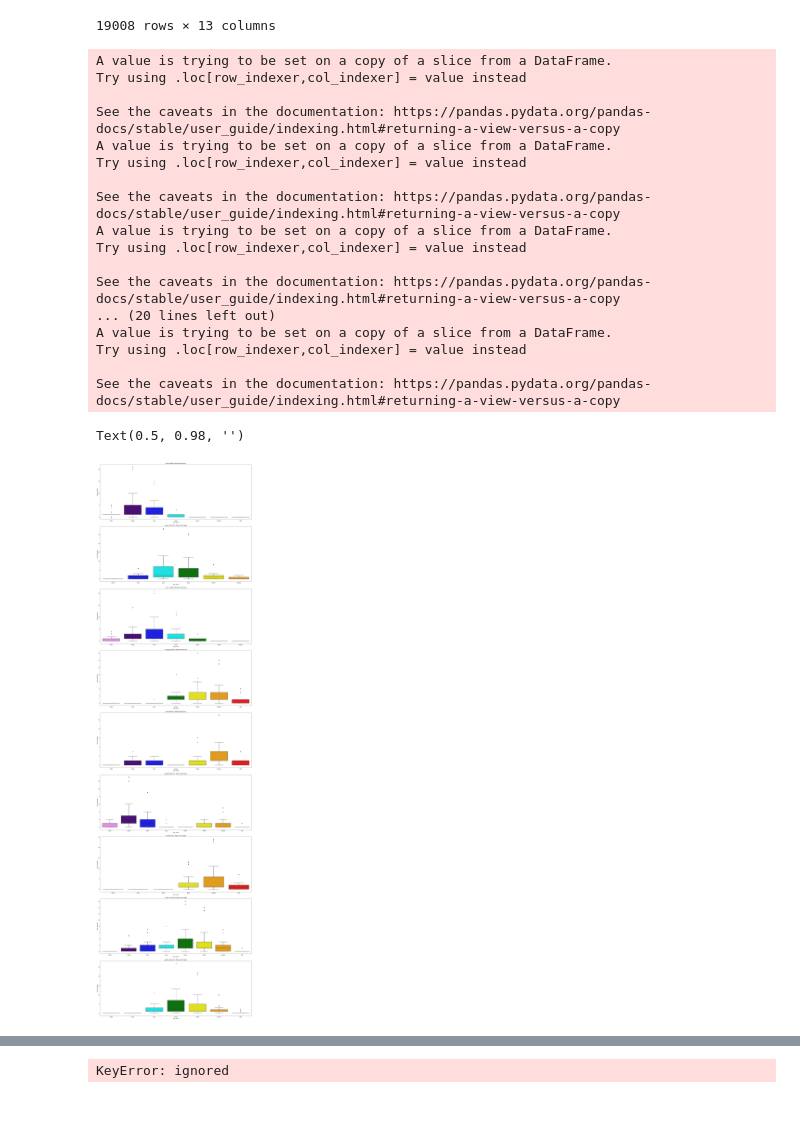
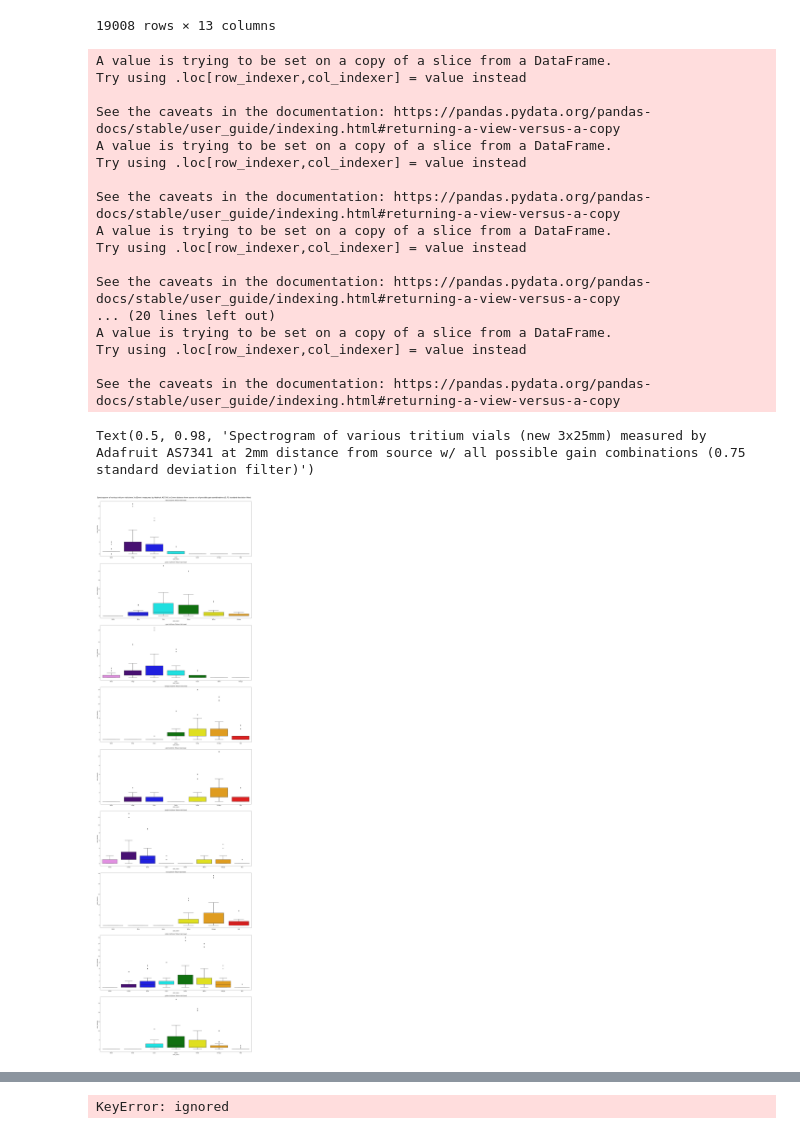
Before and after one commit to darkmatter2222/Nuclear-Battery, a Jupyter notebook: spectro_and_lux_9_colors.ipynb, the cells around one changed output, grey strips where cells are left out. Drawn from its saved outputs; the diff is of its cells as text; code cells hidden in the pictures.

```diff
--- a/spectro_and_lux_9_colors.ipynb
+++ b/spectro_and_lux_9_colors.ipynb
@@ -139,36 +143,36 @@ x = 0
 for vial_color_name in vial_color_names:
   master_working_df = df[df['vial_color'] == vial_color_name]
   new_df = pd.DataFrame()
   for spectro_color_name in spectro_color_names:
     working_df = master_working_df[(master_working_df['color_name'] == spectro_color_name)]
     sd_df = working_df[(np.abs(stats.zscore(working_df['color_intensity'])) < 0.75)]
     sd_df['mean_color_intensity_after_3sd'] = sum(sd_df['color_intensity']) * len(sd_df.index)
     new_df = new_df.append(sd_df)
   ax[x].set_title(f'{vial_color_name} 3x25mm Tritium Vial (new)')
   sns.boxplot(x="color_name", y="color_intensity", data=new_df, palette=new_df['color_name'].unique(), ax=ax[x])
   x += 1
 
-fig.suptitle('', fontsize=16)
+fig.suptitle('Spectrogram of various tritium vials (new 3x25mm) measured by Adafruit AS7341 at 2mm distance from source w/ all possible gain combinations (0.75 standard deviation filter)', fontsize=16)
 # %% [output]
 A value is trying to be set on a copy of a slice from a DataFrame.
 Try using .loc[row_indexer,col_indexer] = value instead
 
 See the caveats in the documentation: https://pandas.pydata.org/pandas-docs/stable/user_guide/indexing.html#returning-a-view-versus-a-copy
 A value is trying to be set on a copy of a slice from a DataFrame.
 Try using .loc[row_indexer,col_indexer] = value instead
 
 See the caveats in the documentation: https://pandas.pydata.org/pandas-docs/stable/user_guide/indexing.html#returning-a-view-versus-a-copy
 A value is trying to be set on a copy of a slice from a DataFrame.
 Try using .loc[row_indexer,col_indexer] = value instead
 
 See the caveats in the documentation: https://pandas.pydata.org/pandas-docs/stable/user_guide/indexing.html#returning-a-view-versus-a-copy
 ... (20 lines left out)
 A value is trying to be set on a copy of a slice from a DataFrame.
 Try using .loc[row_indexer,col_indexer] = value instead
 
 See the caveats in the documentation: https://pandas.pydata.org/pandas-docs/stable/user_guide/indexing.html#returning-a-view-versus-a-copy
-Text(0.5, 0.98, '')
+Text(0.5, 0.98, 'Spectrogram of various tritium vials (new 3x25mm) measured by Adafruit AS7341 at 2mm distance from source w/ all possible gain combinations (0.75 standard deviation filter)')
-[figure, old version]
+[figure, new version]
 # %%
 new_df
 # %% [output]
```
Also changed, not shown: parts of 3 cells of this notebook.
